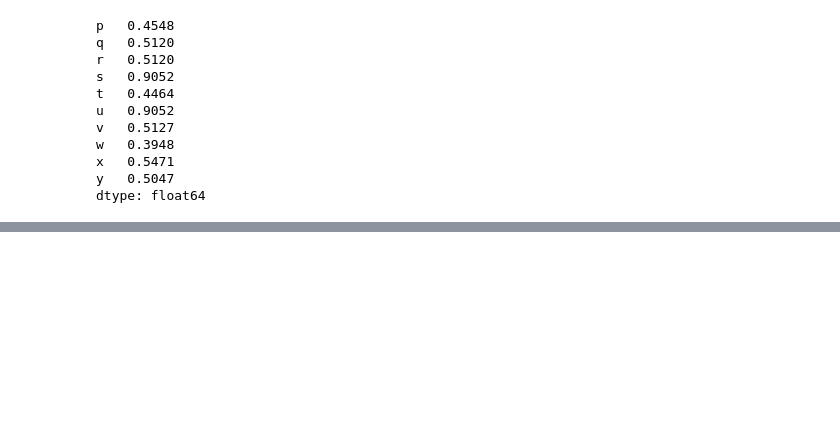
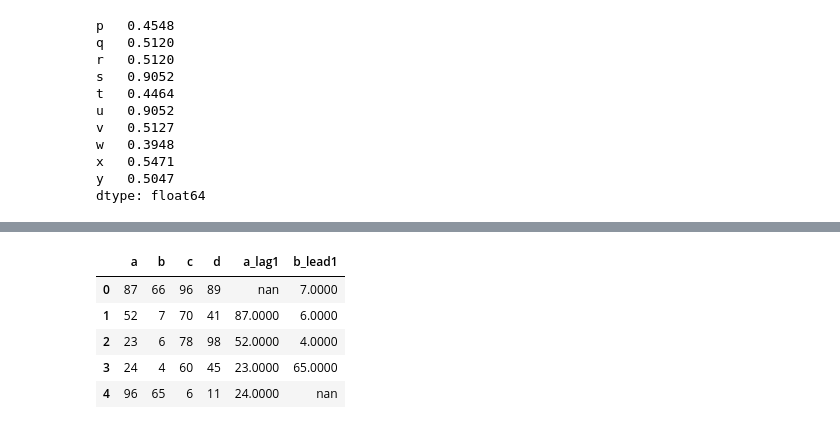
Before and after one commit to kornellewy/numpy-pandas-sklearn-scipy-exercise, a Jupyter notebook: pandas_cw_1.ipynb, the cells around one changed output, grey strips where cells are left out. Saved outputs shown, nothing was run; the diff lists cells and outputs as text; code cells hidden in the pictures; blank space fills up the shorter version.

```diff
--- a/pandas_cw_1.ipynb
+++ b/pandas_cw_1.ipynb
@@ -933,0 +1075,17 @@ Wall time: 10.4 ms
+# %%
+# 73. How to create lags and leads of a column in a dataframe?
+# Create two new columns in df, one of which is a lag1 (shift column a
+# down by 1 row) of column ‘a’ and the other is a lead1 (shift column b
+# up by 1 row).
+df = pd.DataFrame(np.random.randint(1, 100, 20).reshape(-1, 4),
+                  columns = list('abcd'))
+df['a_lag1'] = df['a'].shift(1)
+df['b_lead1'] = df['b'].shift(-1)
+df
+# %% [output]
+|  | a | b | c | d | a_lag1 | b_lead1 |
+| 0 | 87 | 66 | 96 | 89 | nan | 7.0000 |
+| 1 | 52 | 7 | 70 | 41 | 87.0000 | 6.0000 |
+| 2 | 23 | 6 | 78 | 98 | 52.0000 | 4.0000 |
+| 3 | 24 | 4 | 60 | 45 | 23.0000 | 65.0000 |
+| 4 | 96 | 65 | 6 | 11 | 24.0000 | nan |
```
Also changed, not shown: parts of 16 cells of this notebook.
